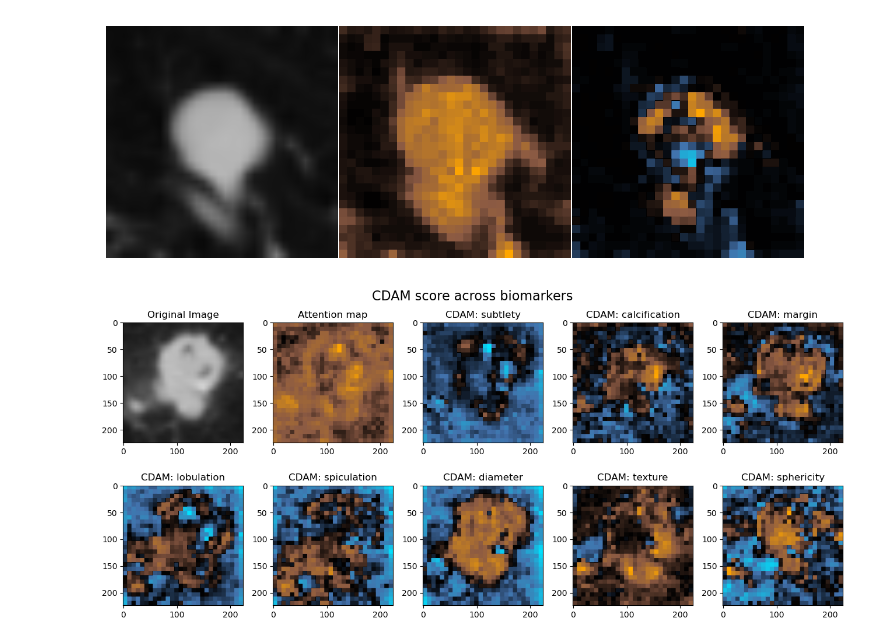
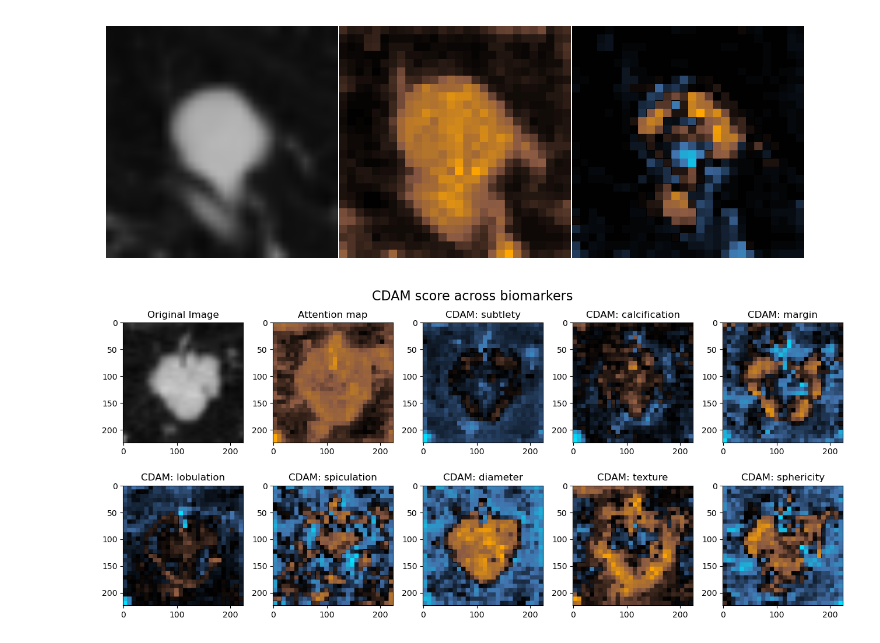
Before and after one commit to jbindaAI/LIDC, a Jupyter notebook: CDAM_LIDC/CDAM_SSL.ipynb, the cells around one changed output. Drawn from its saved outputs; the diff is of its cells as text; code cells hidden in the pictures.

```diff
--- a/CDAM_LIDC/CDAM_SSL.ipynb
+++ b/CDAM_LIDC/CDAM_SSL.ipynb
@@ -386,9 +386,9 @@ def prepare_grid(model, img_id, savename=None):
 # IMG_ID = "0077" -> big nodule
 # %%
 #Choose image:
-IMG_ID = "0002"
+IMG_ID = "0023"
 
 model = model.to(device)
 prepare_grid(model, img_id=IMG_ID, savename=IMG_ID)
 # %% [output]
-[figure, old version]
+[figure, new version]
```
Also changed, not shown: 1 other file.
